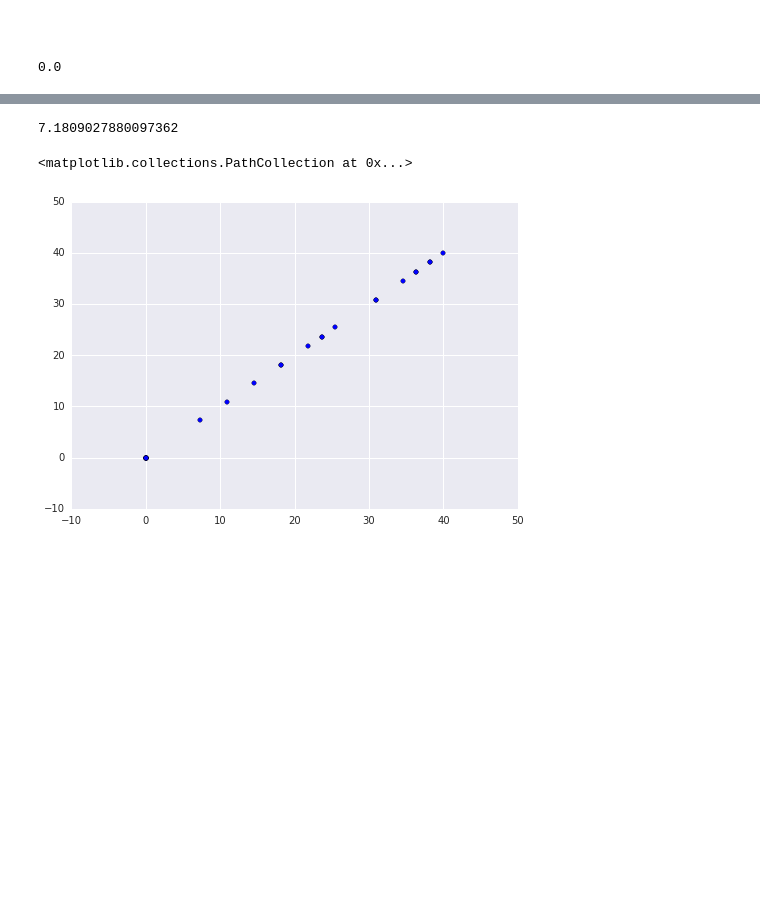
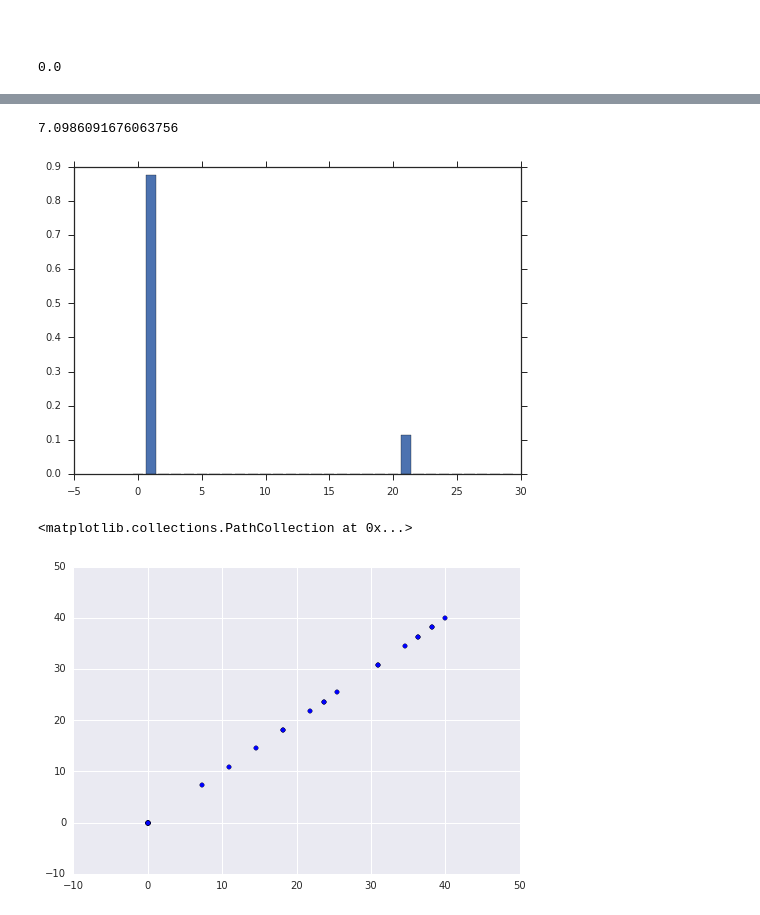
Before and after one commit to DesignInformaticsLab/EcoRacer2016, a Jupyter notebook: testing_NB.ipynb, the cells around one changed output, grey strips where cells are left out. Cells and saved outputs as stored; diff of their text form; code cells hidden in the pictures; blank space fills up the shorter version.

```diff
--- a/testing_NB.ipynb
+++ b/testing_NB.ipynb
@@ -150,7 +181,9 @@ best_sig = x0[:]
-# %%
-rKrig.obj(best_sig)
-# %% [output]
-7.1809027880097362
+# %%
+plt.bar(range(30), best_sig, align='center')
+rKrig.obj(best_sig)
+# %% [output]
+7.0986091676063756
+[figure, added]
 # %%
 bestKrig = Kriging(best_sig)
 bestKrig.fit(X,y)
```
Also changed, not shown: parts of 16 cells of this notebook, 8 other files.
